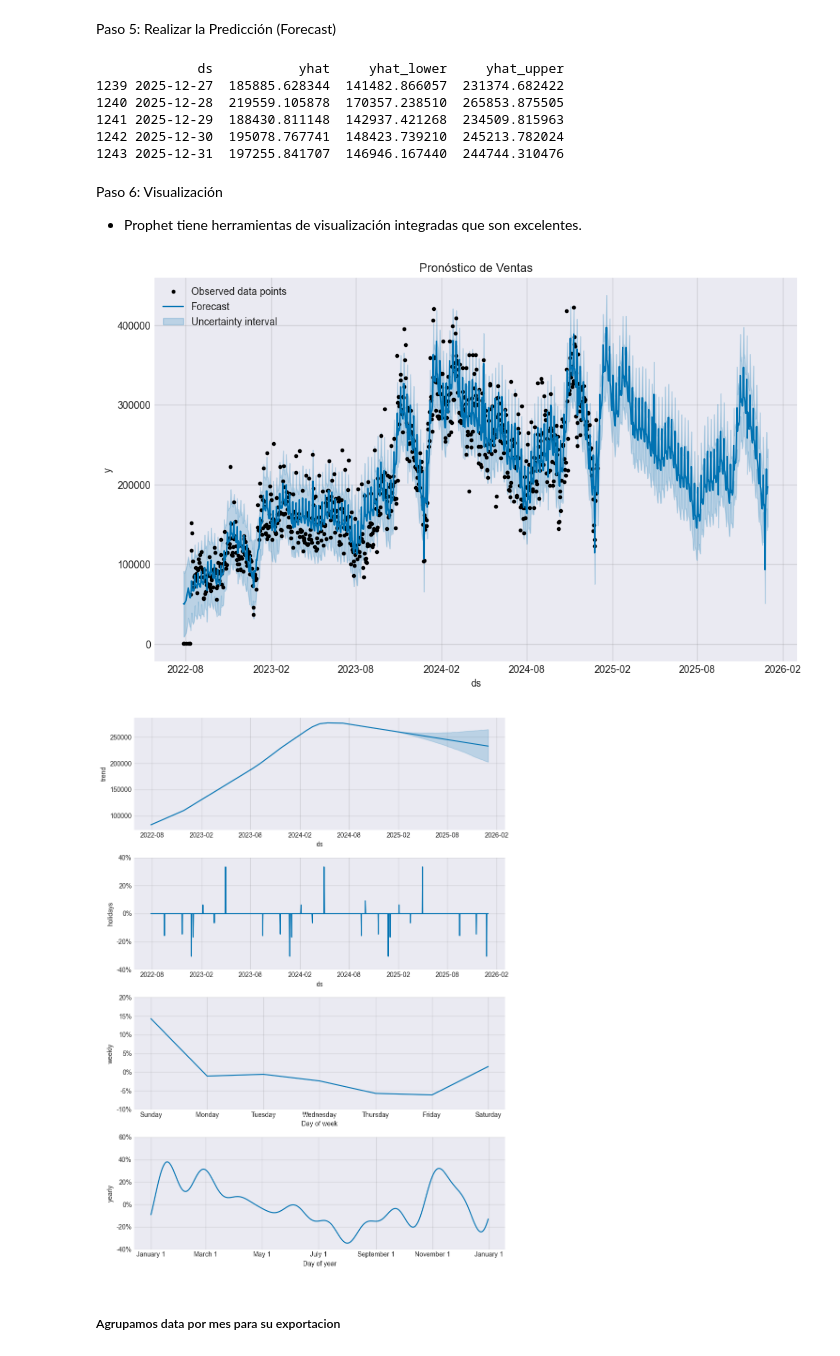
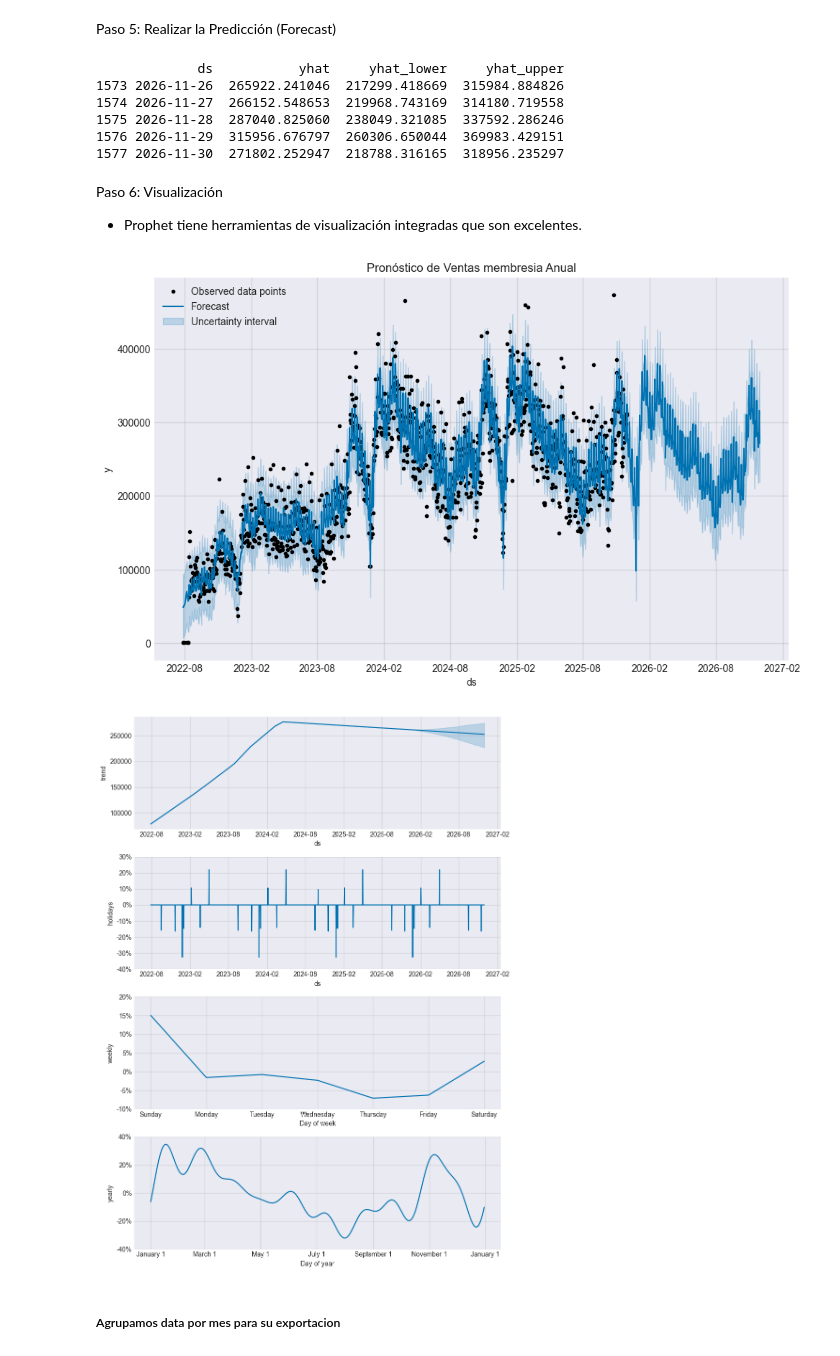
Before and after one commit to victorbriones-hub/exploratory_data_analysis, a Jupyter notebook: main/projects/forecasting_sales/notebooks/forecast_anual.ipynb, the cells around one changed output. Saved outputs shown, nothing was run; the diff lists cells and outputs as text; code cells hidden in the pictures.

Commit message:
[ADD] Forecast de venta de membresias y forecast de excesos

```diff
--- a/main/projects/forecasting_sales/notebooks/forecast_anual.ipynb
+++ b/main/projects/forecasting_sales/notebooks/forecast_anual.ipynb
@@ -26,7 +26,7 @@ Librerías cargadas correctamente.
 # %%
 # 1. Cargar el dataset
 # Asegúrate de que el archivo esté en la misma carpeta o coloca la ruta completa
-nombre_archivo = '../data/data_forecast_2025_silver/ingresos_membresia_anual_limpio.csv'  # <--- CAMBIA ESTO POR TU ARCHIVO REAL
+nombre_archivo = '../data/data_forecast_2026/data_forecast_2026_silver/ingresos_membresia_anual_limpio.csv'  # <--- CAMBIA ESTO POR TU ARCHIVO REAL
 df_main = pd.read_csv(nombre_archivo)
 
 # 2. Conversión de fechas
@@ -111,28 +111,28 @@ forecast = m.predict(future)
 print(forecast[['ds', 'yhat', 'yhat_lower', 'yhat_upper']].tail())
 # %% [output]
              ds           yhat     yhat_lower     yhat_upper
-1239 2025-12-27  185885.628344  141482.866057  231374.682422
-1240 2025-12-28  219559.105878  170357.238510  265853.875505
-1241 2025-12-29  188430.811148  142937.421268  234509.815963
-1242 2025-12-30  195078.767741  148423.739210  245213.782024
-1243 2025-12-31  197255.841707  146946.167440  244744.310476
+1573 2026-11-26  265922.241046  217299.418669  315984.884826
+1574 2026-11-27  266152.548653  219968.743169  314180.719558
+1575 2026-11-28  287040.825060  238049.321085  337592.286246
+1576 2026-11-29  315956.676797  260306.650044  369983.429151
+1577 2026-11-30  271802.252947  218788.316165  318956.235297
 # %% [markdown]
 Paso 6: Visualización
 - Prophet tiene herramientas de visualización integradas que son excelentes.
 # %%
 # 1. Gráfico principal: Puntos negros son datos reales, línea azul es la predicción
 fig1 = m.plot(forecast)
-plt.title("Pronóstico de Ventas")
+plt.title("Pronóstico de Ventas membresia Anual")
 # mostrar leyenda
 plt.legend()
 plt.show()
 
 # 2. Desglose de componentes: Muestra Tendencia, Semanal, Anual y Festivos por separado
 fig2 = m.plot_components(forecast)
 plt.show()
 # %% [output]
-[figure, old version]
+[figure, new version]
-[figure, old version]
+[figure, new version]
 # %% [markdown]
 ##### Agrupamos data por mes para su exportacion
 # %%
```
Also changed, not shown: parts of 6 cells of this notebook, 18 other files.
